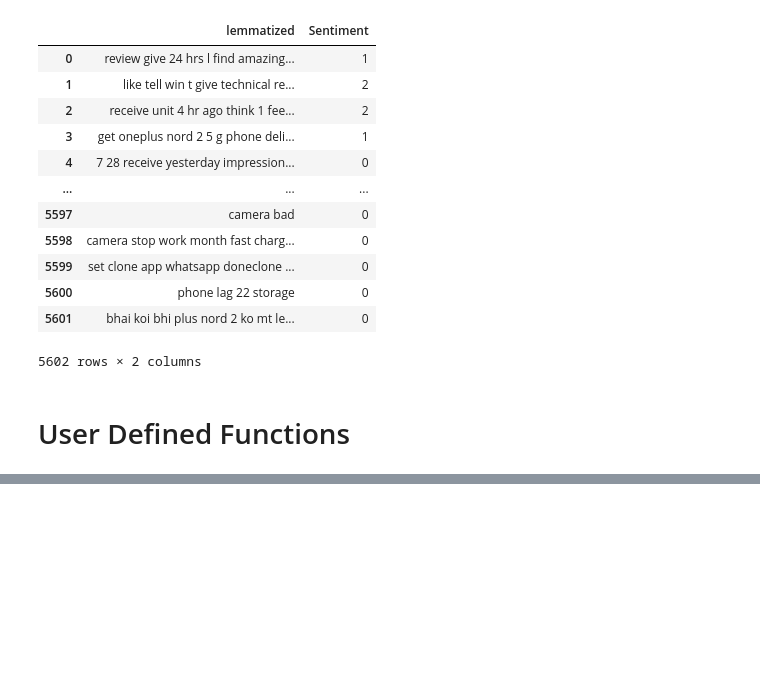
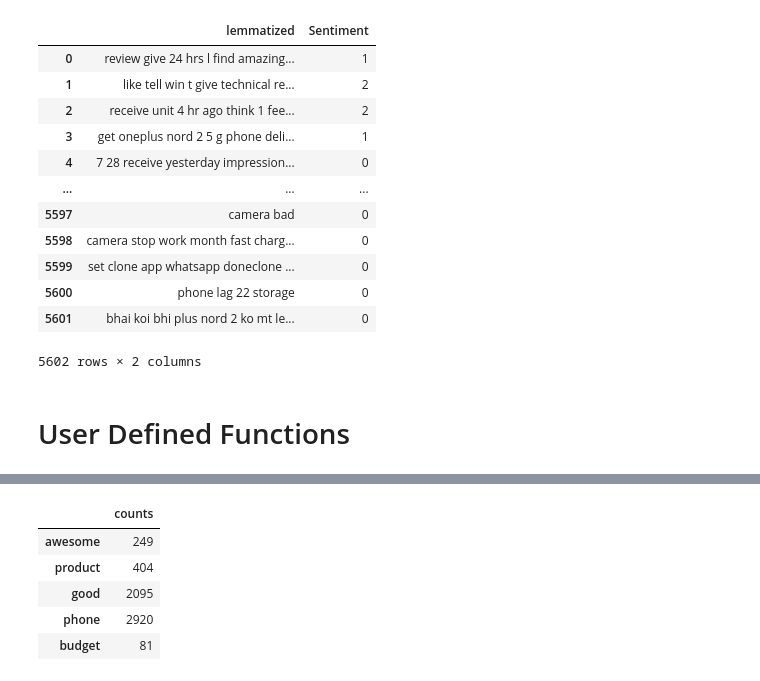
Before and after one commit to piyumaha12/Sentiment_analysis_on_amazon_review, a Jupyter notebook: Sentiment_analysis_neural_models_2.ipynb, the cells around one changed output, grey strips where cells are left out. Saved outputs shown, nothing was run; the diff lists cells and outputs as text; code cells hidden in the pictures; blank space fills up the shorter version.

```diff
--- a/Sentiment_analysis_neural_models_2.ipynb
+++ b/Sentiment_analysis_neural_models_2.ipynb
@@ -26,0 +227,10 @@ reviews
+# %%
+tokenizer_df = pd.DataFrame(dict_count.values(), index= dict_count.keys(), columns=['counts'])
+tokenizer_df.head()
+# %% [output]
+|  | counts |
+| awesome | 249 |
+| product | 404 |
+| good | 2095 |
+| phone | 2920 |
+| budget | 81 |
```
Also changed, not shown: parts of 97 cells of this notebook.
